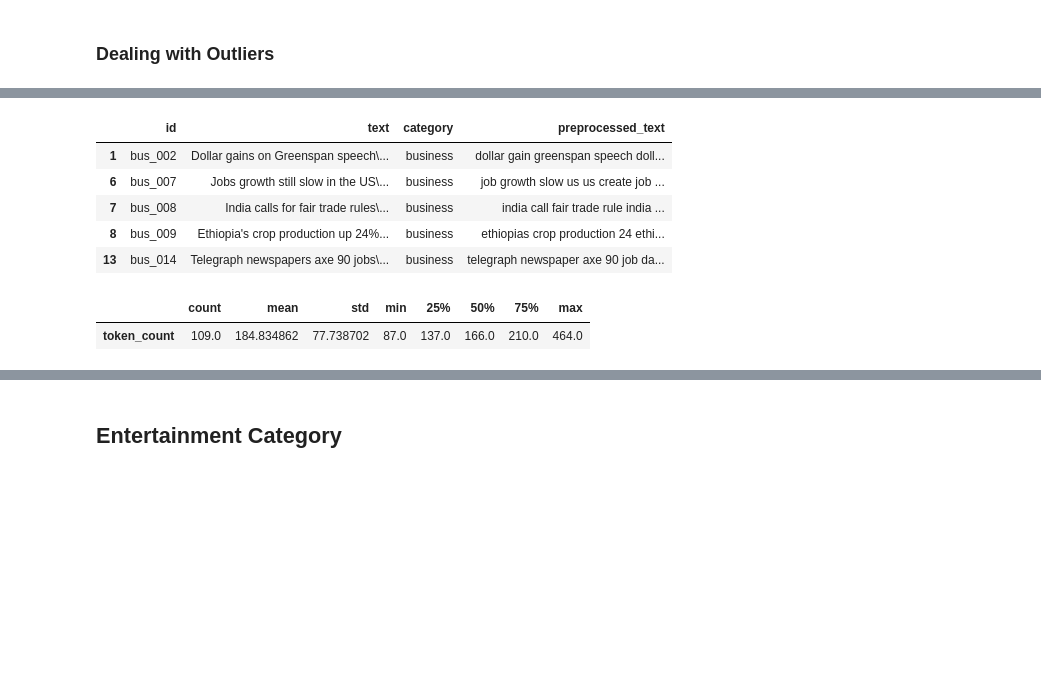
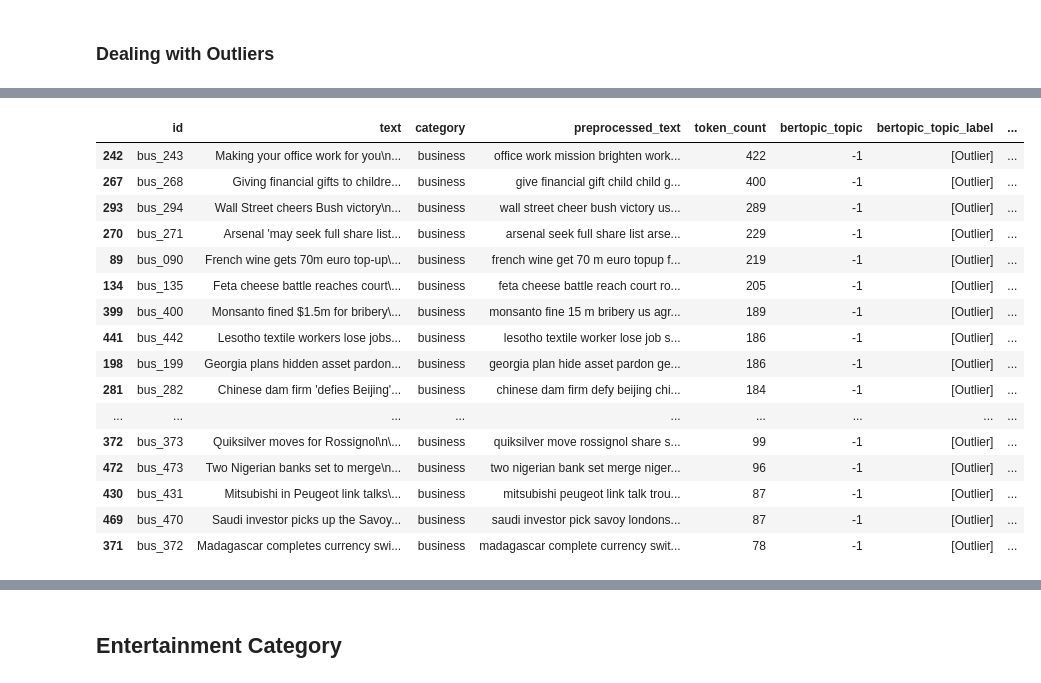
Before and after one commit to joytile/BBC-News-Topic-Modelling, a Jupyter notebook: BBC_NLP_Task.ipynb, the cells around one changed output, grey strips where cells are left out. Cells and saved outputs as stored; diff of their text form; code cells hidden in the pictures; blank space fills up the shorter version.

Commit message:
Adding Sub-categories

```diff
--- a/BBC_NLP_Task.ipynb
+++ b/BBC_NLP_Task.ipynb
@@ -212,3 +242,6 @@ text_df.loc[preprocessed_ind].sort_values(by='preprocessed_text')
 text_df.drop_duplicates(subset=['preprocessed_text'], inplace=True)
 # %% [markdown]
 # Exploratory Data Analysis
+# %%
+# Count the number of tokens per text and assign this to
+text_df['token_count'] = text_df['preprocessed_text'].apply(lambda x: len(x.split()))
@@ -218,6 +256,10 @@ text_df.drop_duplicates(subset=['preprocessed_text'], inplace=True)
 To break down the texts into sub-categories, I would make use of BERTopic
 # %% [markdown]
 ## Reusable Functions
+# %%
+def estimate_optimal_k(n_samples, min_k=10, max_k=50):
+    estimated_k = int(math.sqrt(n_samples))
+    return max(min_k, min(max_k, estimated_k))
 # %%
 # Creating a function to run the initial clustering of the top categories
 def run_bertopic_pipeline(
@@ -522,9 +498,34 @@ topic_labels = {
+# %%
+topic_labels = {
+    0: "Economic News",
+    1: "Company News",
+    2: "Corporate Regulation & Litigation",
+    3: "Corporate Regulation & Litigation",
+    4: "Forex & Stock Markets",
+    5: "Economic News",
+    6: "Oil Sector",
+    7: "Airline Industry",
+    8: "Automotive Industry",
+    9: "Housing Market",
+    10: "Oil Sector",
+    11: "Corporate Regulation & Litigation",
+    12: "Economic News",
+    13: "Forex & Stock Markets",
+    14: "Retail & Consumer Spending",
+    15: "Mergers and Acquisitions",
+    16: "Global Policy",
+    17: "Manufacturing Industry",
+    18: "Economic News",
+    19: "Mergers and Acquisitions",
+    20: "Automotive Industry",
+    21: "Mergers and Acquisitions"
+}
 # %%
 # Assigning the topic labels to the topic IDs
 business_results['bbc_topic_model'].set_topic_labels(topic_labels)
 # %%
-#
-business_df['Sub-category'] = business_df['bertopic_topic_reduced'].map(topic_labels)
+# Adding sub categories
+business_df['Sub-category'] = business_df['bertopic_topic'].map(topic_labels)
 # %%
 # Visualizing top topics
 business_results['bbc_topic_model'].visualize_barchart(top_n_topics=10)
@@ -535,11 +545,22 @@ Majority of the business docs have been assigned a sub-categorybut there are sti
 # %%
 # Fitering out the texts with topic, -1
-uncategorized_df = business_df[business_df['bertopic_topic_reduced'] == -1][['id', 'text', 'category', 'preprocessed_text']]
-uncategorized_df.head()
+outlier_df = business_df[business_df['bertopic_topic'] == -1]
+outlier_df.sort_values(by='token_count', ascending=False)
 # %% [output]
-|  | id | text | category | preprocessed_text |
-| 1 | bus_002 | Dollar gains on Greenspan speech\... | business | dollar gain greenspan speech doll... |
-| 6 | bus_007 | Jobs growth still slow in the US\... | business | job growth slow us us create job ... |
-| 7 | bus_008 | India calls for fair trade rules\... | business | india call fair trade rule india ... |
-| 8 | bus_009 | Ethiopia's crop production up 24%... | business | ethiopias crop production 24 ethi... |
-| 13 | bus_014 | Telegraph newspapers axe 90 jobs\... | business | telegraph newspaper axe 90 job da... |
+|  | id | text | category | preprocessed_text | token_count | bertopic_topic | bertopic_topic_label | ... |
+| 242 | bus_243 | Making your office work for you\n... | business | office work mission brighten work... | 422 | -1 | [Outlier] | ... |
+| 267 | bus_268 | Giving financial gifts to childre... | business | give financial gift child child g... | 400 | -1 | [Outlier] | ... |
+| 293 | bus_294 | Wall Street cheers Bush victory\n... | business | wall street cheer bush victory us... | 289 | -1 | [Outlier] | ... |
+| 270 | bus_271 | Arsenal 'may seek full share list... | business | arsenal seek full share list arse... | 229 | -1 | [Outlier] | ... |
+| 89 | bus_090 | French wine gets 70m euro top-up\... | business | french wine get 70 m euro topup f... | 219 | -1 | [Outlier] | ... |
+| 134 | bus_135 | Feta cheese battle reaches court\... | business | feta cheese battle reach court ro... | 205 | -1 | [Outlier] | ... |
+| 399 | bus_400 | Monsanto fined $1.5m for bribery\... | business | monsanto fine 15 m bribery us agr... | 189 | -1 | [Outlier] | ... |
+| 441 | bus_442 | Lesotho textile workers lose jobs... | business | lesotho textile worker lose job s... | 186 | -1 | [Outlier] | ... |
+| 198 | bus_199 | Georgia plans hidden asset pardon... | business | georgia plan hide asset pardon ge... | 186 | -1 | [Outlier] | ... |
+| 281 | bus_282 | Chinese dam firm 'defies Beijing'... | business | chinese dam firm defy beijing chi... | 184 | -1 | [Outlier] | ... |
+| ... | ... | ... | ... | ... | ... | ... | ... | ... |
+| 372 | bus_373 | Quiksilver moves for Rossignol\n\... | business | quiksilver move rossignol share s... | 99 | -1 | [Outlier] | ... |
+| 472 | bus_473 | Two Nigerian banks set to merge\n... | business | two nigerian bank set merge niger... | 96 | -1 | [Outlier] | ... |
+| 430 | bus_431 | Mitsubishi in Peugeot link talks\... | business | mitsubishi peugeot link talk trou... | 87 | -1 | [Outlier] | ... |
+| 469 | bus_470 | Saudi investor picks up the Savoy... | business | saudi investor pick savoy londons... | 87 | -1 | [Outlier] | ... |
+| 371 | bus_372 | Madagascar completes currency swi... | business | madagascar complete currency swit... | 78 | -1 | [Outlier] | ... |
@@ -549,5 +566,0 @@ uncategorized_df['token_count'] = uncategorized_df['preprocessed_text'].apply(la
-# %%
-uncategorized_df.describe().transpose()
-# %% [output]
-|  | count | mean | std | min | 25% | 50% | 75% | max |
-| token_count | 109.0 | 184.834862 | 77.738702 | 87.0 | 137.0 | 166.0 | 210.0 | 464.0 |
```
Also changed, not shown: parts of 177 cells of this notebook.
